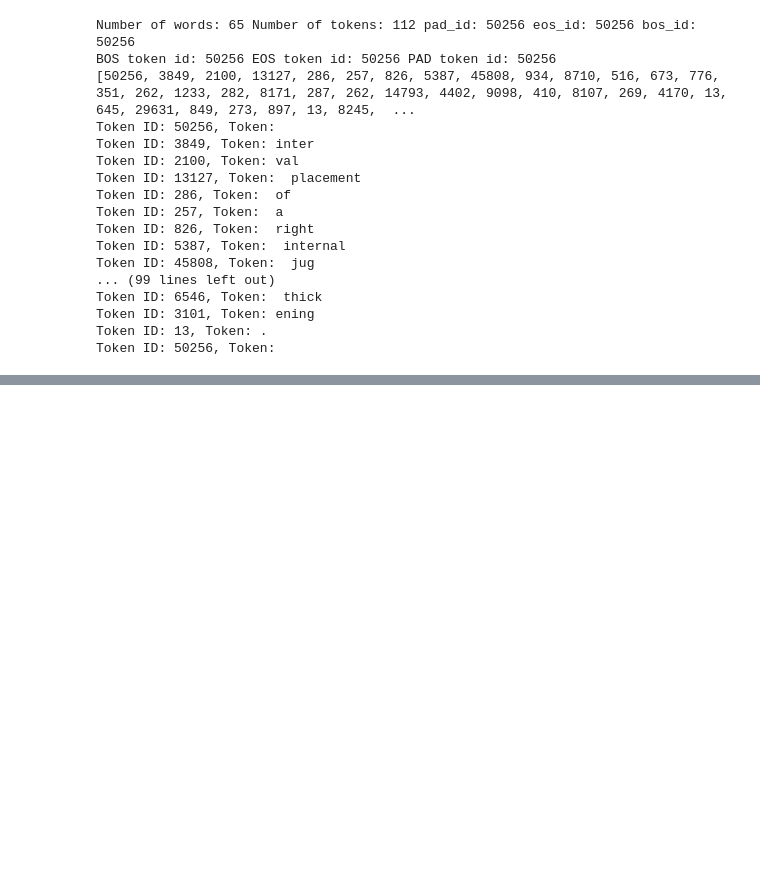
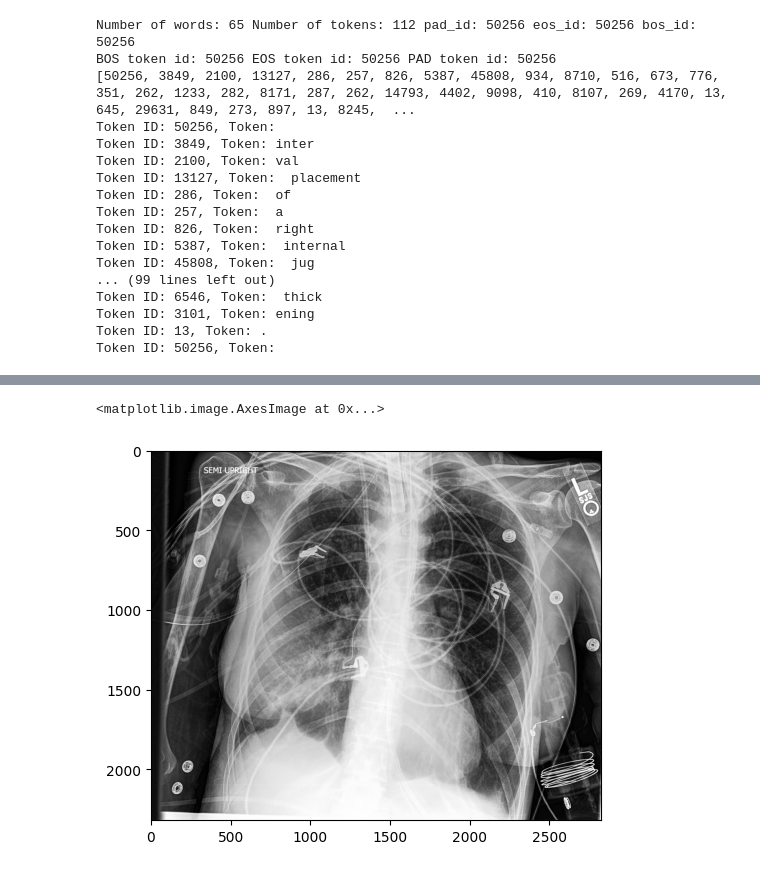
Before and after one commit to devMuniz02/UDEM-CXR-Reporting-Thesis-2025, a Jupyter notebook: lstm-vs-gpt/GPT2_Test_Chexpert.ipynb, the cells around one changed output, grey strips where cells are left out. Cells and saved outputs as stored; diff of their text form; code cells hidden in the pictures; blank space fills up the shorter version.

```diff
--- a/lstm-vs-gpt/GPT2_Test_Chexpert.ipynb
+++ b/lstm-vs-gpt/GPT2_Test_Chexpert.ipynb
@@ -190,11 +190,11 @@ with torch.no_grad():
         #             print(f"{metric}: {scores}")
         #     except Exception as e:
         #         print("Error in evaluation:", e)
-        del pixel_values, ids_loader, paths, raw_labels, info
-        torch.cuda.empty_cache()
+        # del pixel_values, ids_loader, paths, raw_labels, info
+        # torch.cuda.empty_cache()
         # break
 
-        if iteration >= 10:  # Limit to 10 iterations for testing
+        if iteration >= 1:  # Limit to 1 iteration for testing
             break
 
 eval_results = evaluate_all_metrics(generated_text, target_text, evaluation_mode="CheXagent")
@@ -326,0 +360,8 @@ Token ID: 50256, Token:
+# %%
+from PIL import Image
+import matplotlib.pyplot as plt
+img = Image.open(paths[0]).convert("RGB")
+plt.imshow(img)
+# %% [output]
+<matplotlib.image.AxesImage at 0x...>
+[figure, added]
```
Also changed, not shown: parts of 7 cells of this notebook, 15 other files.
